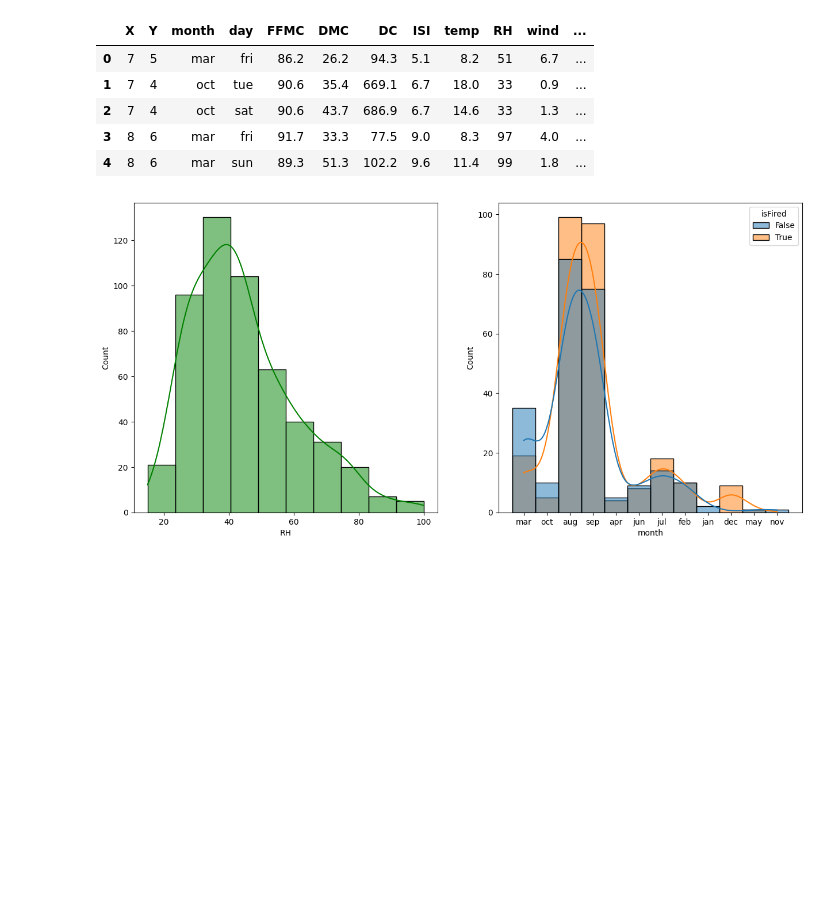
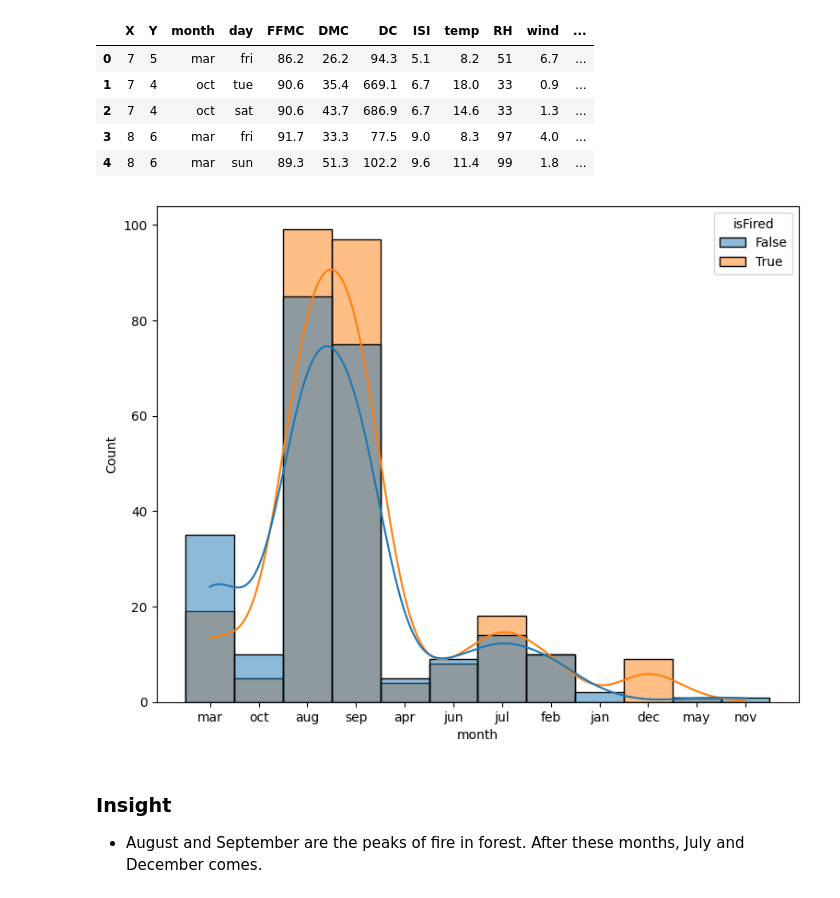
Before and after one commit to YusufSonmezz/fire_detection_system, a Jupyter notebook: Machine Learning Model/notebook/EDA_FIRE_DATASET.ipynb, the cells around one changed output. Cells and saved outputs as stored; diff of their text form; code cells hidden in the pictures; blank space fills up the shorter version.

```diff
--- a/Machine Learning Model/notebook/EDA_FIRE_DATASET.ipynb
+++ b/Machine Learning Model/notebook/EDA_FIRE_DATASET.ipynb
@@ -176,12 +176,12 @@ df.head()
 | 3 | 8 | 6 | mar | fri | 91.7 | 33.3 | 77.5 | 9.0 | 8.3 | 97 | 4.0 | ... |
 | 4 | 8 | 6 | mar | sun | 89.3 | 51.3 | 102.2 | 9.6 | 11.4 | 99 | 1.8 | ... |
 # %%
-fig, axs = plt.subplots(1, 2, figsize=(15, 7))
-plt.subplot(121)
-sns.histplot(data=df,x='RH',bins=10,kde=True,color='g')
-plt.subplot(122)
+fig, axs = plt.subplots(1, figsize=(9, 7))
 sns.histplot(data=df,x='month',kde=True,hue='isFired')
 plt.show()
 # %% [output]
-[figure, old version]
+[figure, new version]
+# %% [markdown]
+### Insight
+* August and September are the peaks of fire in forest. After these months, July and December comes.
 # %%
```
Also changed, not shown: parts of 3 cells of this notebook, 5 other files.
